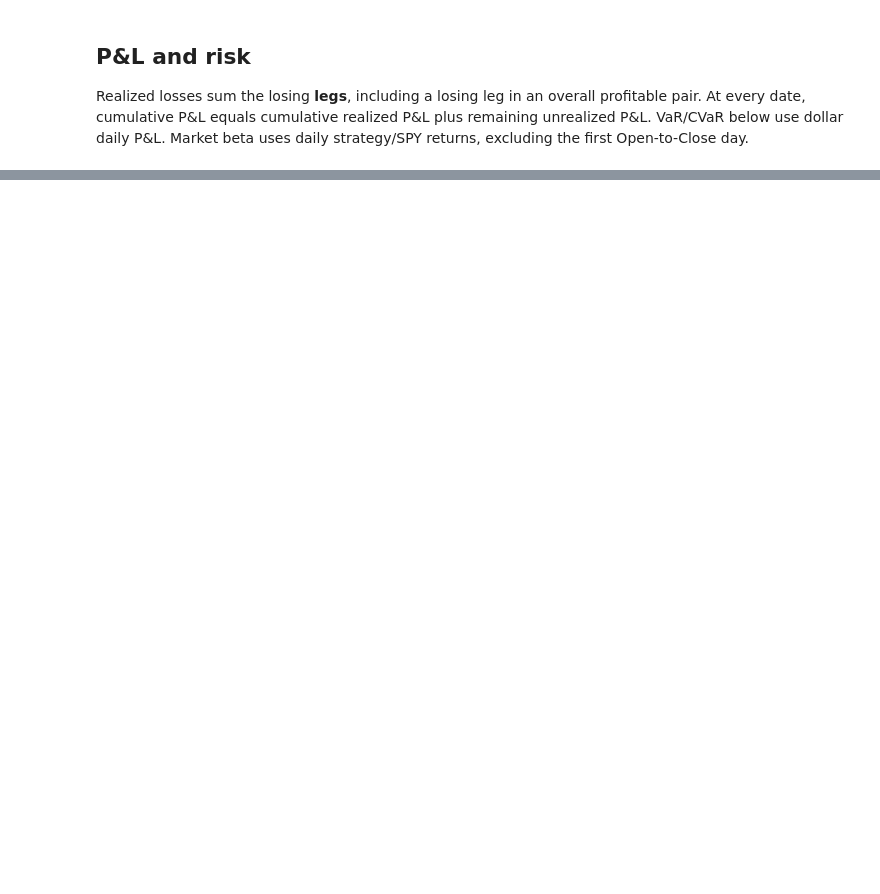
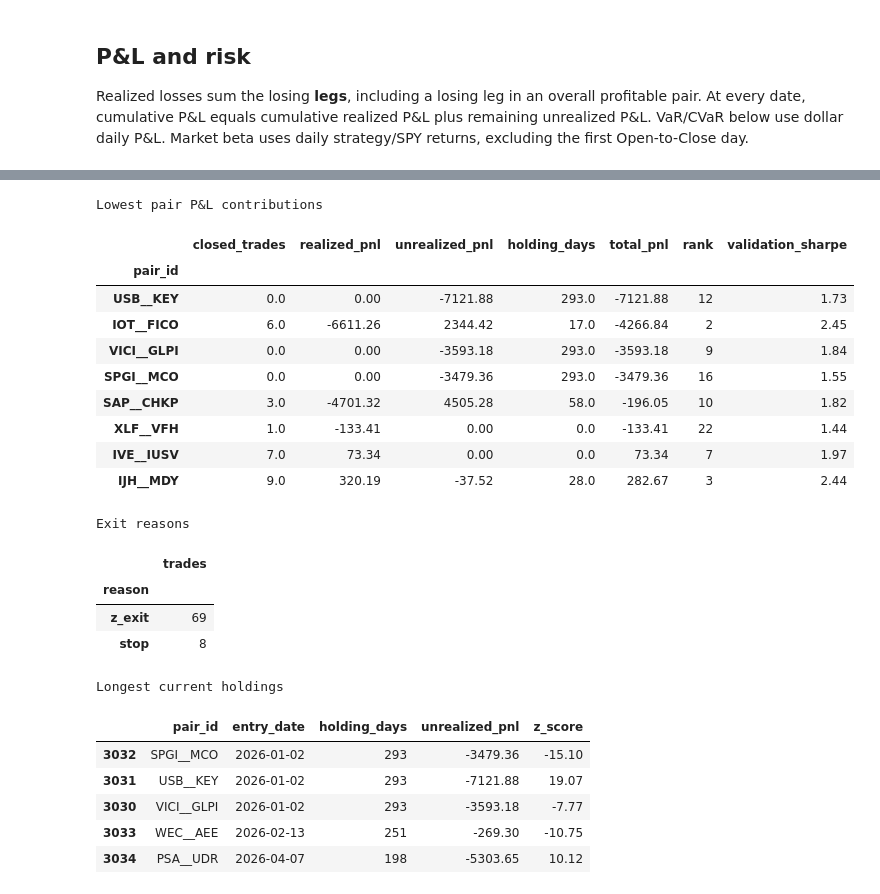
Before and after one commit to asd1354403003/Long-Short-Tax-Saving, a Jupyter notebook: analysis.ipynb, the cells around one changed output, grey strips where cells are left out. Drawn from its saved outputs; the diff is of its cells as text; code cells hidden in the pictures; blank space fills up the shorter version.

```diff
--- a/analysis.ipynb
+++ b/analysis.ipynb
@@ -237,0 +248,33 @@ Latest rolling beta: -0.0532
+# %%
+print("Lowest pair P&L contributions")
+display(result["pair_performance"].head(8).round(2))
+print("Exit reasons")
+display(closed_trades["reason"].value_counts().to_frame("trades"))
+print("Longest current holdings")
+display(open_positions.sort_values("holding_days", ascending=False)[
+    ["pair_id", "entry_date", "holding_days", "unrealized_pnl", "z_score"]
+].head(5).round(2))
+# %% [output]
+Lowest pair P&L contributions
+|  | closed_trades | realized_pnl | unrealized_pnl | holding_days | total_pnl | rank | validation_sharpe |
+| pair_id |  |  |  |  |  |  |  |
+| USB__KEY | 0.0 | 0.00 | -7121.88 | 293.0 | -7121.88 | 12 | 1.73 |
+| IOT__FICO | 6.0 | -6611.26 | 2344.42 | 17.0 | -4266.84 | 2 | 2.45 |
+| VICI__GLPI | 0.0 | 0.00 | -3593.18 | 293.0 | -3593.18 | 9 | 1.84 |
+| SPGI__MCO | 0.0 | 0.00 | -3479.36 | 293.0 | -3479.36 | 16 | 1.55 |
+| SAP__CHKP | 3.0 | -4701.32 | 4505.28 | 58.0 | -196.05 | 10 | 1.82 |
+| XLF__VFH | 1.0 | -133.41 | 0.00 | 0.0 | -133.41 | 22 | 1.44 |
+| IVE__IUSV | 7.0 | 73.34 | 0.00 | 0.0 | 73.34 | 7 | 1.97 |
+| IJH__MDY | 9.0 | 320.19 | -37.52 | 28.0 | 282.67 | 3 | 2.44 |
+Exit reasons
+|  | trades |
+| reason |  |
+| z_exit | 69 |
+| stop | 8 |
+Longest current holdings
+|  | pair_id | entry_date | holding_days | unrealized_pnl | z_score |
+| 3032 | SPGI__MCO | 2026-01-02 | 293 | -3479.36 | -15.10 |
+| 3031 | USB__KEY | 2026-01-02 | 293 | -7121.88 | 19.07 |
+| 3030 | VICI__GLPI | 2026-01-02 | 293 | -3593.18 | -7.77 |
+| 3033 | WEC__AEE | 2026-02-13 | 251 | -269.30 | -10.75 |
+| 3034 | PSA__UDR | 2026-04-07 | 198 | -5303.65 | 10.12 |
```
Also changed, not shown: parts of 9 cells of this notebook, 3 other files.
